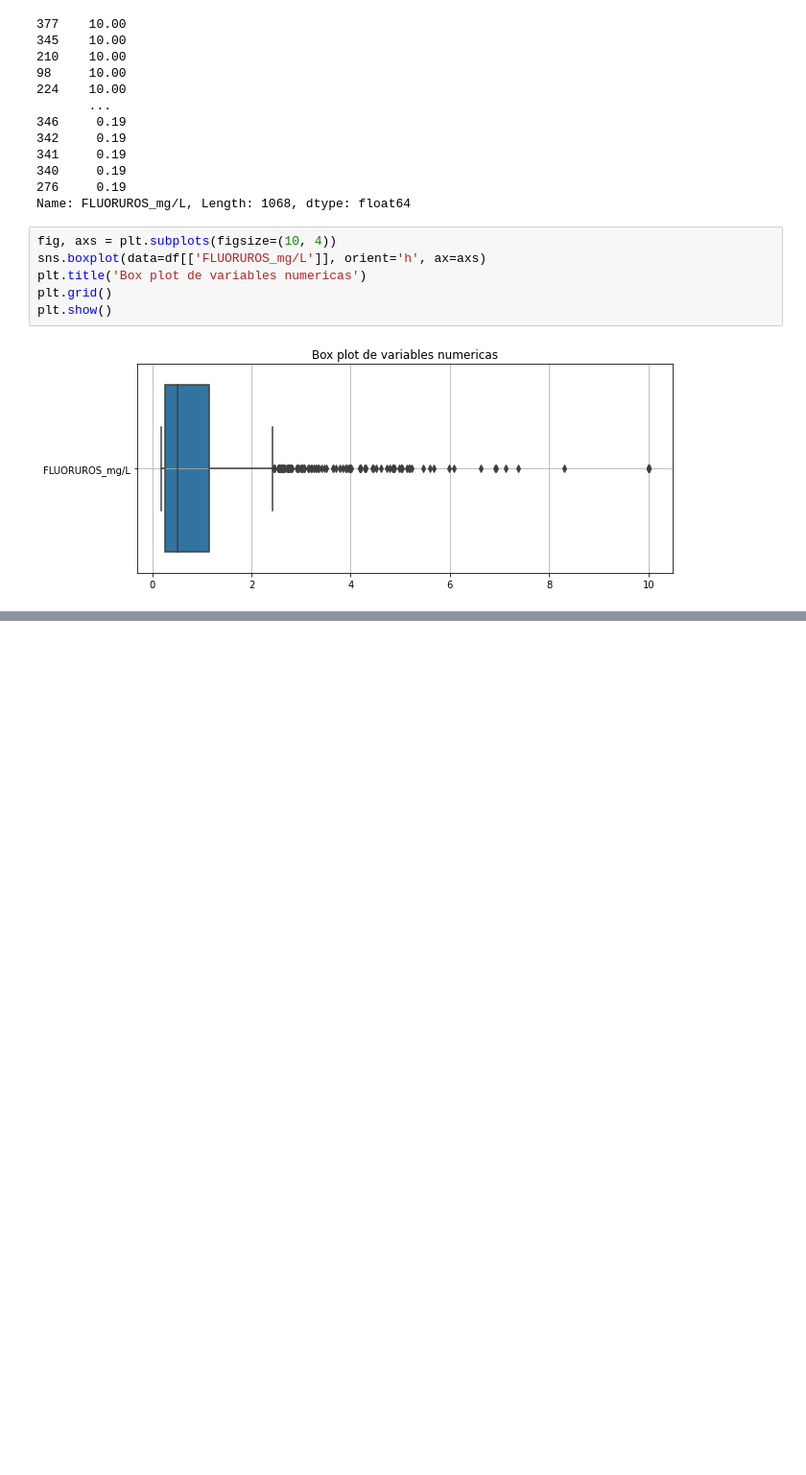
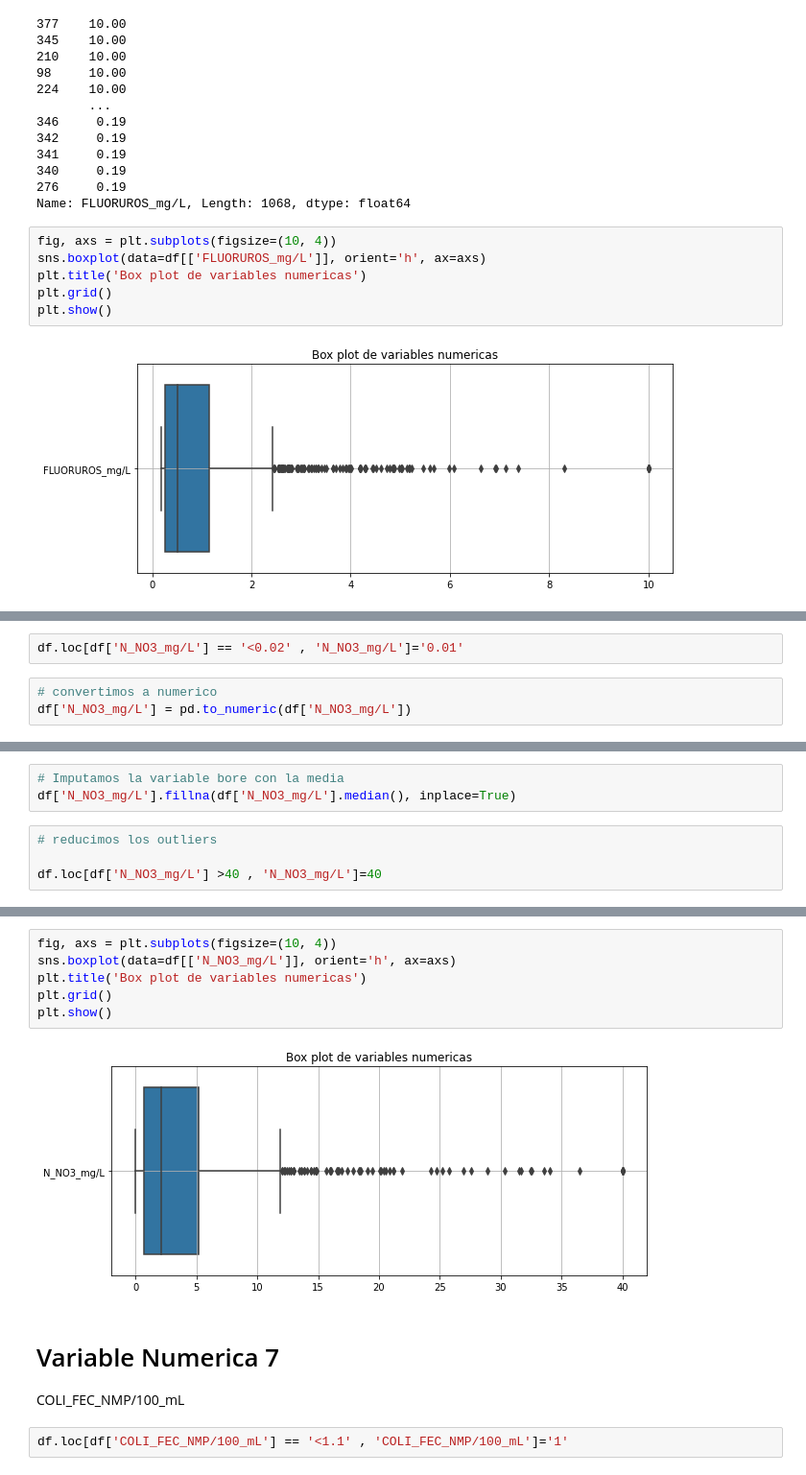
Before and after one commit to PosgradoMNA/actividades-del-projecto-equipo_36, a Jupyter notebook: Reto_Aguas_subterraneas_Entrega1.ipynb, the cells around one changed output, grey strips where cells are left out. Shown at 96% size. Saved outputs shown, nothing was run; the diff lists cells and outputs as text; blank space fills up the shorter version.

```diff
--- a/Reto_Aguas_subterraneas_Entrega1.ipynb
+++ b/Reto_Aguas_subterraneas_Entrega1.ipynb
@@ -418,0 +501,5 @@ plt.show()
+# %%
+df.loc[df['N_NO3_mg/L'] == '<0.02' , 'N_NO3_mg/L']='0.01'
+# %%
+# convertimos a numerico
+df['N_NO3_mg/L'] = pd.to_numeric(df['N_NO3_mg/L'])
@@ -418,0 +510,7 @@ plt.show()
+# %%
+# Imputamos la variable bore con la media
+df['N_NO3_mg/L'].fillna(df['N_NO3_mg/L'].median(), inplace=True)
+# %%
+# reducimos los outliers
+
+df.loc[df['N_NO3_mg/L'] >40 , 'N_NO3_mg/L']=40
@@ -418,0 +529,14 @@ plt.show()
+# %%
+fig, axs = plt.subplots(figsize=(10, 4))
+sns.boxplot(data=df[['N_NO3_mg/L']], orient='h', ax=axs)
+plt.title('Box plot de variables numericas')
+plt.grid()
+plt.show()
+# %% [output]
+[figure, added]
+# %% [markdown]
+# Variable Numerica 7
+
+COLI_FEC_NMP/100_mL
+# %%
+df.loc[df['COLI_FEC_NMP/100_mL'] == '<1.1' , 'COLI_FEC_NMP/100_mL']='1'
```
Also changed, not shown: parts of 54 cells of this notebook.
